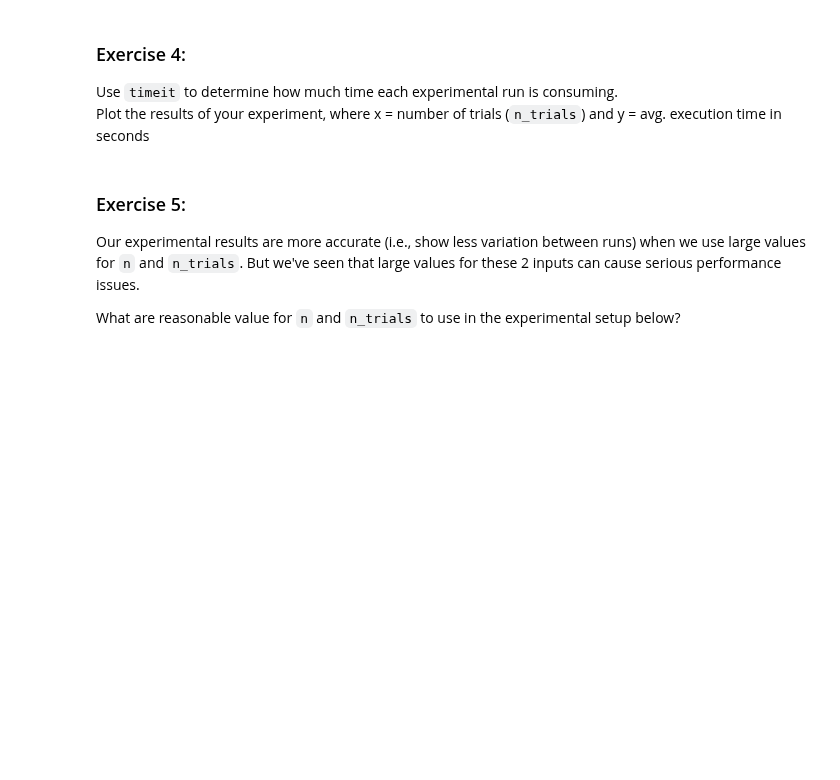
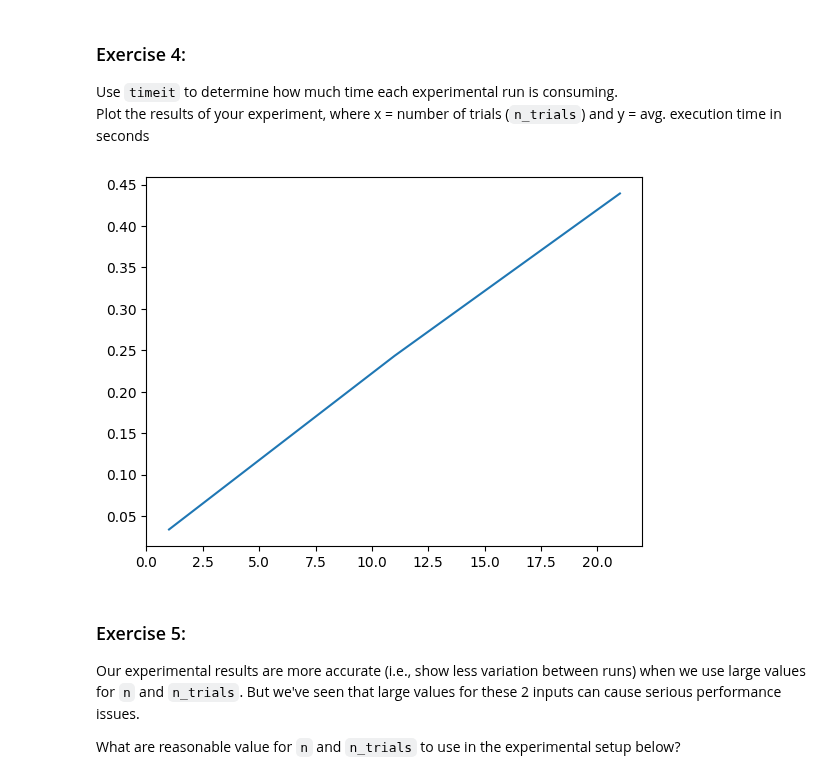
Before and after one commit to iam-arshpreet/cap-comp215, a Jupyter notebook: labs/lab04-graphs.ipynb, the cells around one changed output. Drawn from its saved outputs; the diff is of its cells as text; code cells hidden in the pictures; blank space fills up the shorter version.

```diff
--- a/labs/lab04-graphs.ipynb
+++ b/labs/lab04-graphs.ipynb
@@ -184,3 +182,18 @@ Plot the results of your experiment, where x = number of trials (`n_trials`) and
+# %%
+# Solution for Ex. 4 here...
+def time_exp_run(n, p):
+  n_trials = random.randint(1,10)*10
+  n_trials_2 = [i for i in range(1,n_trials, 10)]
+  ttime = []
+  for j in n_trials_2:
+    seconds = timeit(lambda: proportion_connected( n, p, j),  number=3)
+    ttime.append(seconds)
+  fig, ax = plt.subplots()
+  ax.plot(n_trials_2,ttime)
+
+time_exp_run(120, 0.5)
+# %% [output]
+[figure, added]
 # %% [markdown]
 ### Exercise 5:
 Our experimental results are more accurate (i.e., show less variation between runs) when we use large values for `n` and `n_trials`.  But we've seen that large values for these 2 inputs can cause serious performance issues.
```
Also changed, not shown: parts of 5 cells of this notebook.
